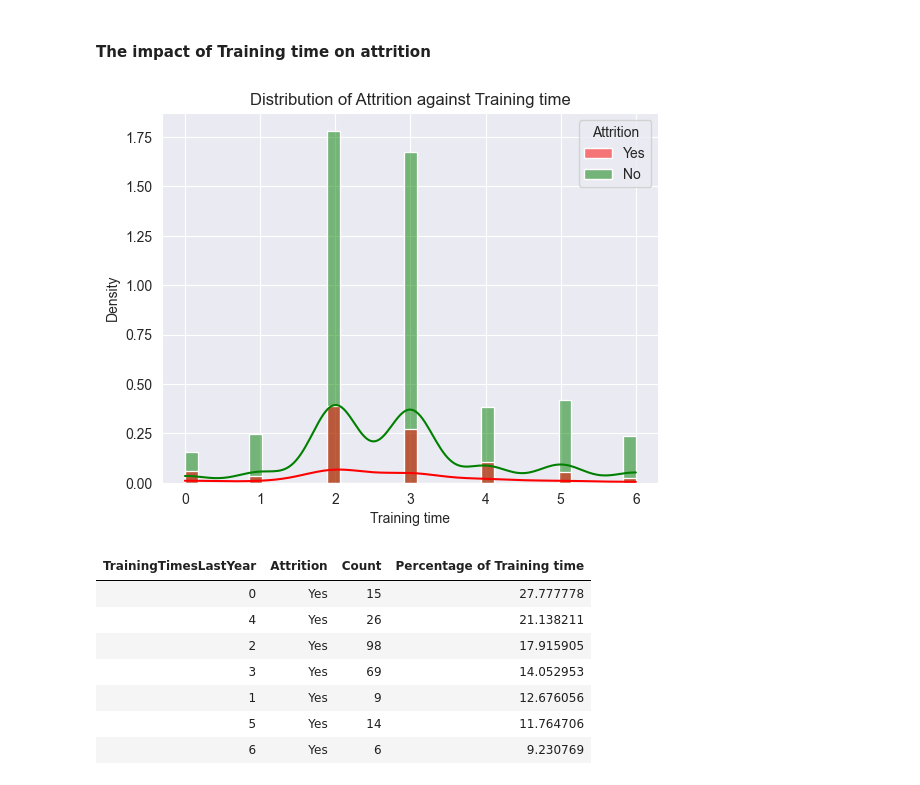
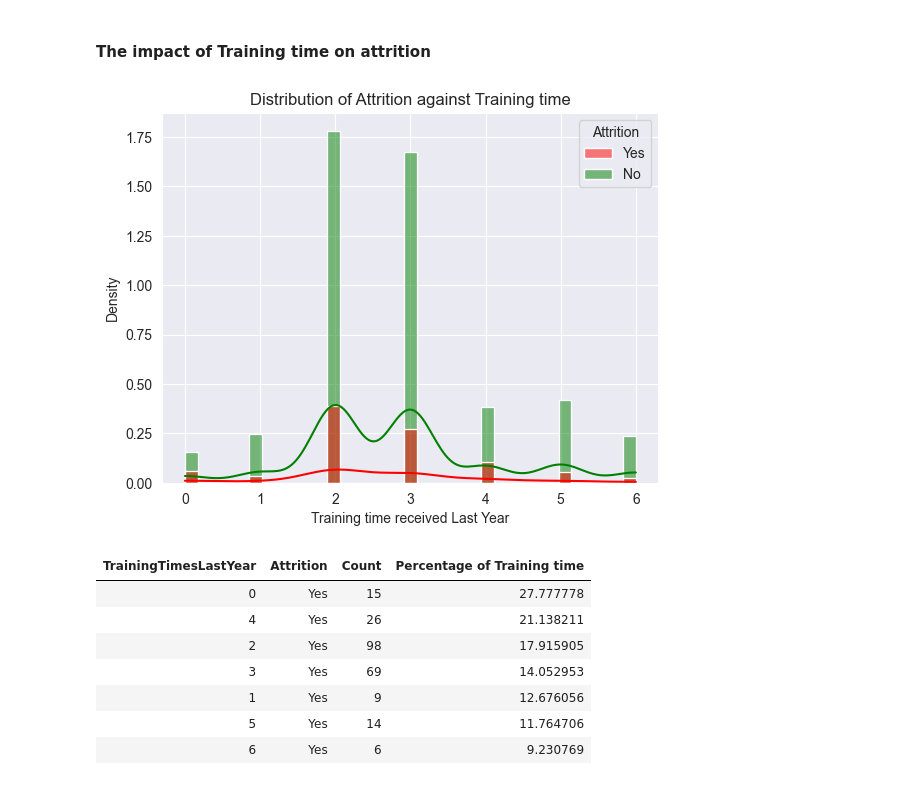
Before and after one commit to Jensen-T/HR-Analysis, a Jupyter notebook: hr-analysis.ipynb, the cells around one changed output. Drawn from its saved outputs; the diff is of its cells as text; code cells hidden in the pictures.

```diff
--- a/hr-analysis.ipynb
+++ b/hr-analysis.ipynb
@@ -232,11 +345,11 @@ As Distance from Home increases for employees, we can see that attrition increas
 # %%
 sns.histplot(data= df, x= "TrainingTimesLastYear", hue= "Attrition", stat = 'density', kde = 'True', palette = {'Yes': 'red', 'No': 'green'})
 plt.title("Distribution of Attrition against Training time")
-plt.xlabel("Training time")
+plt.xlabel("Training time received Last Year")
 plt.ylabel("Density")
 plt.show()
 # %% [output]
-[figure, old version]
+[figure, new version]
 # %%
 training = df.groupby(['TrainingTimesLastYear', 'Attrition']).size().reset_index(name = 'Count')
 training_totals = df.groupby('TrainingTimesLastYear').size()
```
Also changed, not shown: parts of 26 cells of this notebook.
